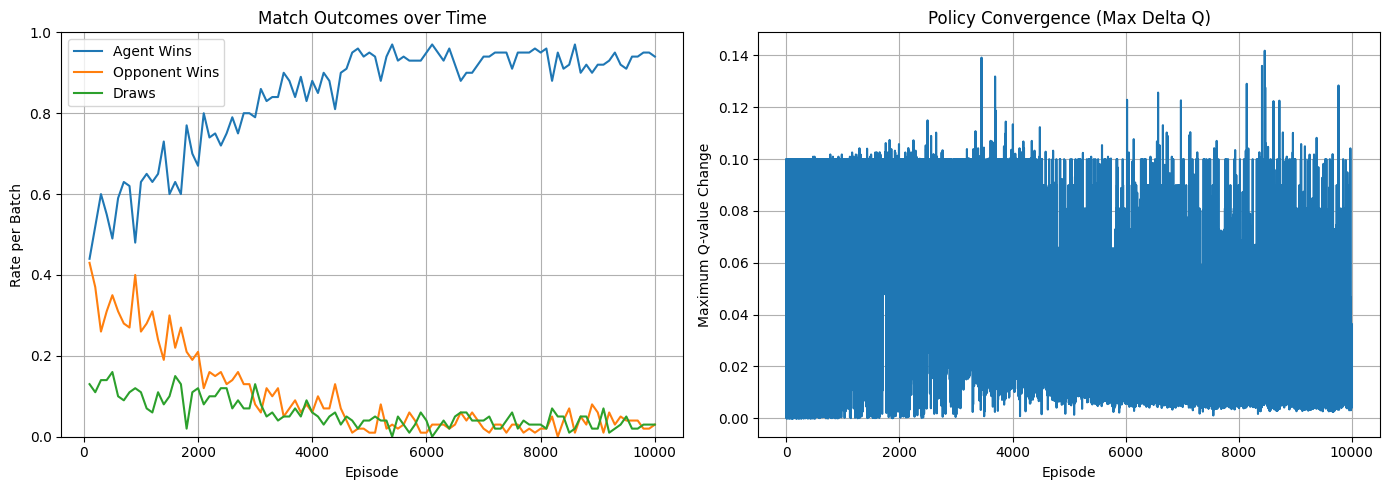
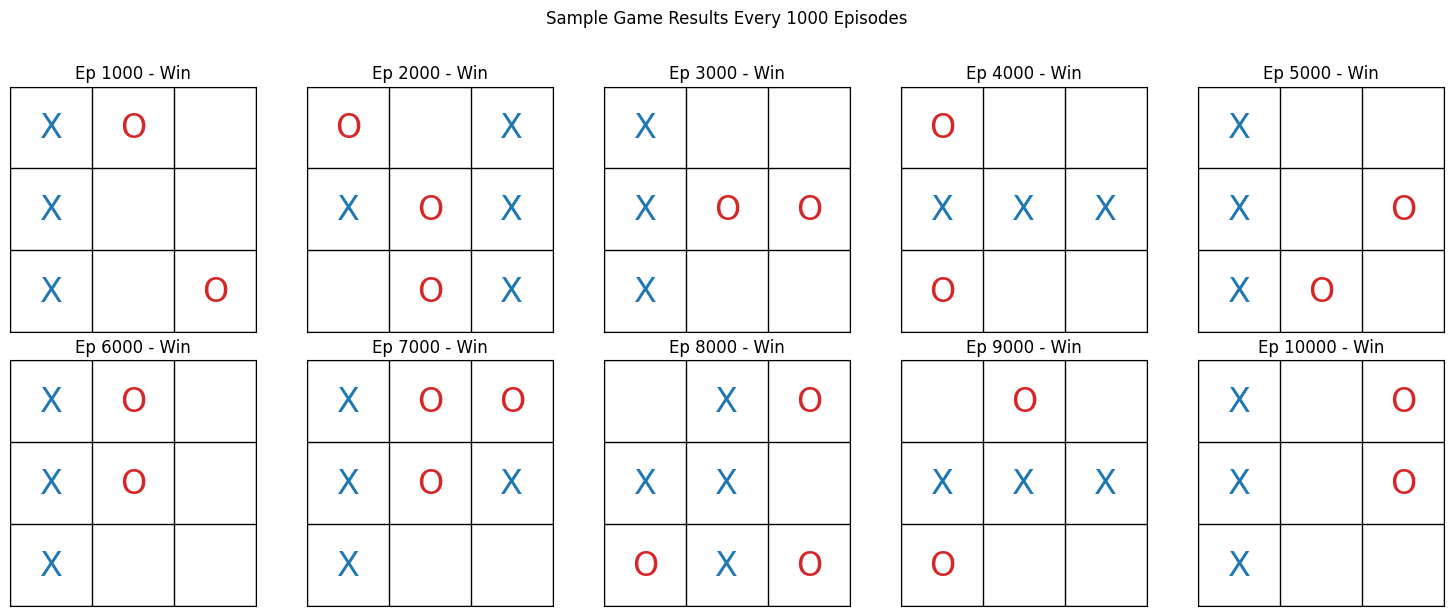
Unified diff of the notebook cell whose output changed from the first chart to the second:
--- before
+++ after
@@ -2,5 +2,86 @@
 
 
-def train(env, agent, episodes=10000, batch_size=100):
+def play_greedy_episode(env, agent):
+    """
+    Executa uma partida em modo greedy para snapshot de progresso.
+    """
+    state = env.reset()
+    done = False
+    final_reward = 0
+
+    while not done:
+        available_actions = env.get_available_actions()
+        state_key = agent._ensure_state_exists(state)
+        q_values = agent.q_table[state_key]
+        action = max(available_actions, key=lambda a: q_values[a])
+        state, final_reward, done = env.step(action)
+
+    return {
+        "final_board": state.copy(),
+        "reward": final_reward,
+    }
+
+
+def plot_game_snapshots(game_snapshots):
+    """
+    Exibe tabuleiros finais coletados ao longo do treinamento.
+    """
+    if len(game_snapshots) == 0:
+        return
+
+    n = len(game_snapshots)
+    cols = min(5, n)
+    rows = int(np.ceil(n / cols))
+    fig, axes = plt.subplots(rows, cols, figsize=(3 * cols, 3 * rows))
+    axes = np.atleast_1d(axes).ravel()
+
+    for ax, snapshot in zip(axes, game_snapshots):
+        board = np.array(snapshot["final_board"]).reshape(3, 3)
+
+        for line in range(4):
+            ax.axhline(line - 0.5, color="black", linewidth=1)
+            ax.axvline(line - 0.5, color="black", linewidth=1)
+
+        for row in range(3):
+            for col in range(3):
+                value = int(board[row, col])
+
+                if value == 1:
+                    symbol = "X"
+                    color = "tab:blue"
+                elif value == -1:
+                    symbol = "O"
+                    color = "tab:red"
+                else:
+                    symbol = ""
+                    color = "black"
+
+                if symbol:
+                    ax.text(col, row, symbol, ha="center", va="center", fontsize=24, color=color)
+
+        reward = snapshot["reward"]
+        if reward == 1:
+            outcome = "Win"
+        elif reward == -1:
+            outcome = "Loss"
+        else:
+            outcome = "Draw"
+
+        ax.set_title(f"Ep {snapshot['episode']} - {outcome}")
+        ax.set_xlim(-0.5, 2.5)
+        ax.set_ylim(2.5, -0.5)
+        ax.set_aspect("equal")
+        ax.set_xticks([])
+        ax.set_yticks([])
+
+    for ax in axes[n:]:
+        ax.axis("off")
+
+    fig.suptitle("Sample Game Results Every 1000 Episodes", y=1.02)
+    plt.tight_layout()
+    plt.show()
+
+
+def train(env, agent, episodes=10000, batch_size=100, snapshot_interval=1000):
     """
     Treina o agente por múltiplos episódios contra o oponente aleatório do ambiente.
@@ -8,4 +89,5 @@
     rewards_per_episode = []
     max_delta_per_episode = []
+    game_snapshots = []
 
     batch_numbers = []
@@ -17,4 +99,5 @@
     current_opponent_wins = 0
     current_draws = 0
+    eval_env = TicTacToeEnv()
 
     for episode in range(1, episodes + 1):
@@ -65,4 +148,14 @@
             current_draws = 0
 
+        if snapshot_interval and episode % snapshot_interval == 0:
+            snapshot = play_greedy_episode(eval_env, agent)
+            game_snapshots.append(
+                {
+                    "episode": episode,
+                    "final_board": snapshot["final_board"],
+                    "reward": snapshot["reward"],
+                }
+            )
+
     return {
         "rewards_per_episode": rewards_per_episode,
@@ -72,4 +165,5 @@
         "opponent_wins": opponent_wins,
         "draws": draws,
+        "game_snapshots": game_snapshots,
     }
 
@@ -87,8 +181,10 @@
 )
 
-metrics = train(env, agent, episodes=10000, batch_size=100)
+metrics = train(env, agent, episodes=10000, batch_size=100, snapshot_interval=1000)
 
 print(f"Final epsilon: {agent.epsilon:.4f}")
 print(f"Quantidade de estados aprendidos: {len(agent.q_table)}")
+
+plot_game_snapshots(metrics["game_snapshots"])
 
 plt.figure(figsize=(14, 5))

Commit: feat: Adiciona visulização de alguns dos jogos da velha jogados